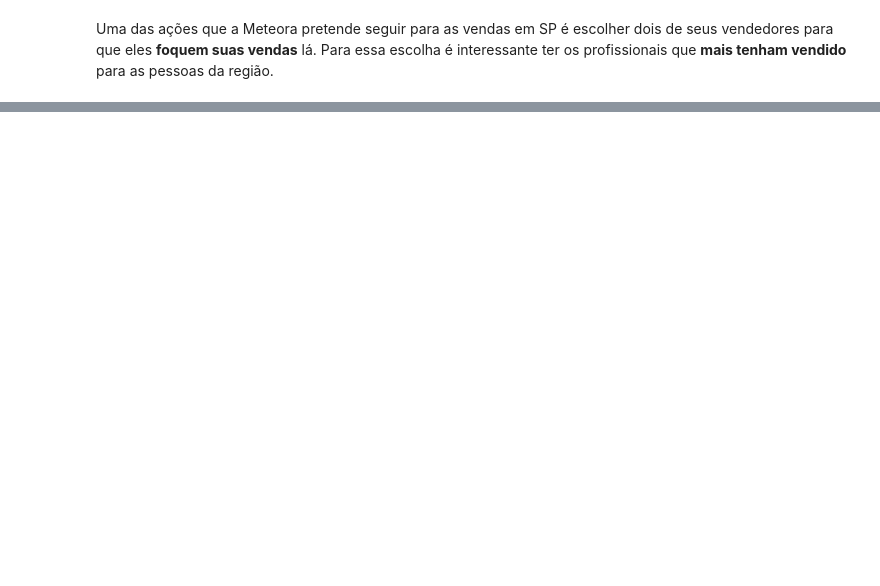
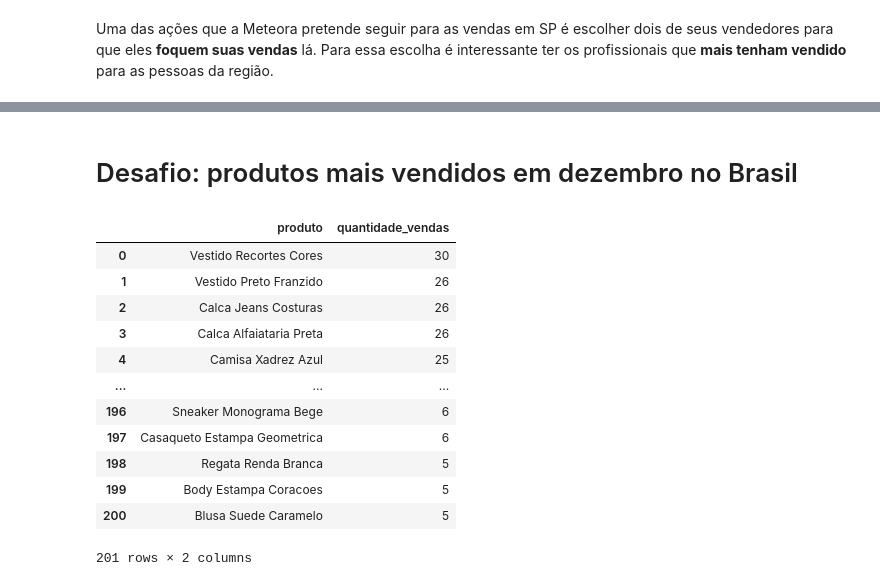
Before and after one commit to Max-Willians/projeto---meteora, a Jupyter notebook: Notebook_Meteora.ipynb, the cells around one changed output, grey strips where cells are left out. Drawn from its saved outputs; the diff is of its cells as text; code cells hidden in the pictures; blank space fills up the shorter version.

```diff
--- a/Notebook_Meteora.ipynb
+++ b/Notebook_Meteora.ipynb
@@ -451,0 +521,26 @@ Uma das ações que a Meteora pretende seguir para as vendas em SP é escolher d
+# %% [markdown]
+# Desafio: produtos mais vendidos em dezembro no Brasil
+# %%
+query = '''SELECT PRODUTOS.PRODUTO, COUNT(*) AS quantidade_vendas
+FROM ITENS_PEDIDOS
+JOIN produtos ON produtos.produto_id = ITENS_PEDIDOS.produto_id
+JOIN PEDIDOS ON PEDIDOS.PEDIDO_ID = ITENS_PEDIDOS.PEDIDO_ID
+WHERE strftime('%m',PEDIDOS.data_compra)= '12'
+GROUP BY produtos.produto
+ORDER BY quantidade_vendas DESC;
+'''
+sql_df(query)
+# %% [output]
+|  | produto | quantidade_vendas |
+| 0 | Vestido Recortes Cores | 30 |
+| 1 | Vestido Preto Franzido | 26 |
+| 2 | Calca Jeans Costuras | 26 |
+| 3 | Calca Alfaiataria Preta | 26 |
+| 4 | Camisa Xadrez Azul | 25 |
+| ... | ... | ... |
+| 196 | Sneaker Monograma Bege | 6 |
+| 197 | Casaqueto Estampa Geometrica | 6 |
+| 198 | Regata Renda Branca | 5 |
+| 199 | Body Estampa Coracoes | 5 |
+| 200 | Blusa Suede Caramelo | 5 |
+201 rows × 2 columns
```
Also changed, not shown: parts of 4 cells of this notebook.
